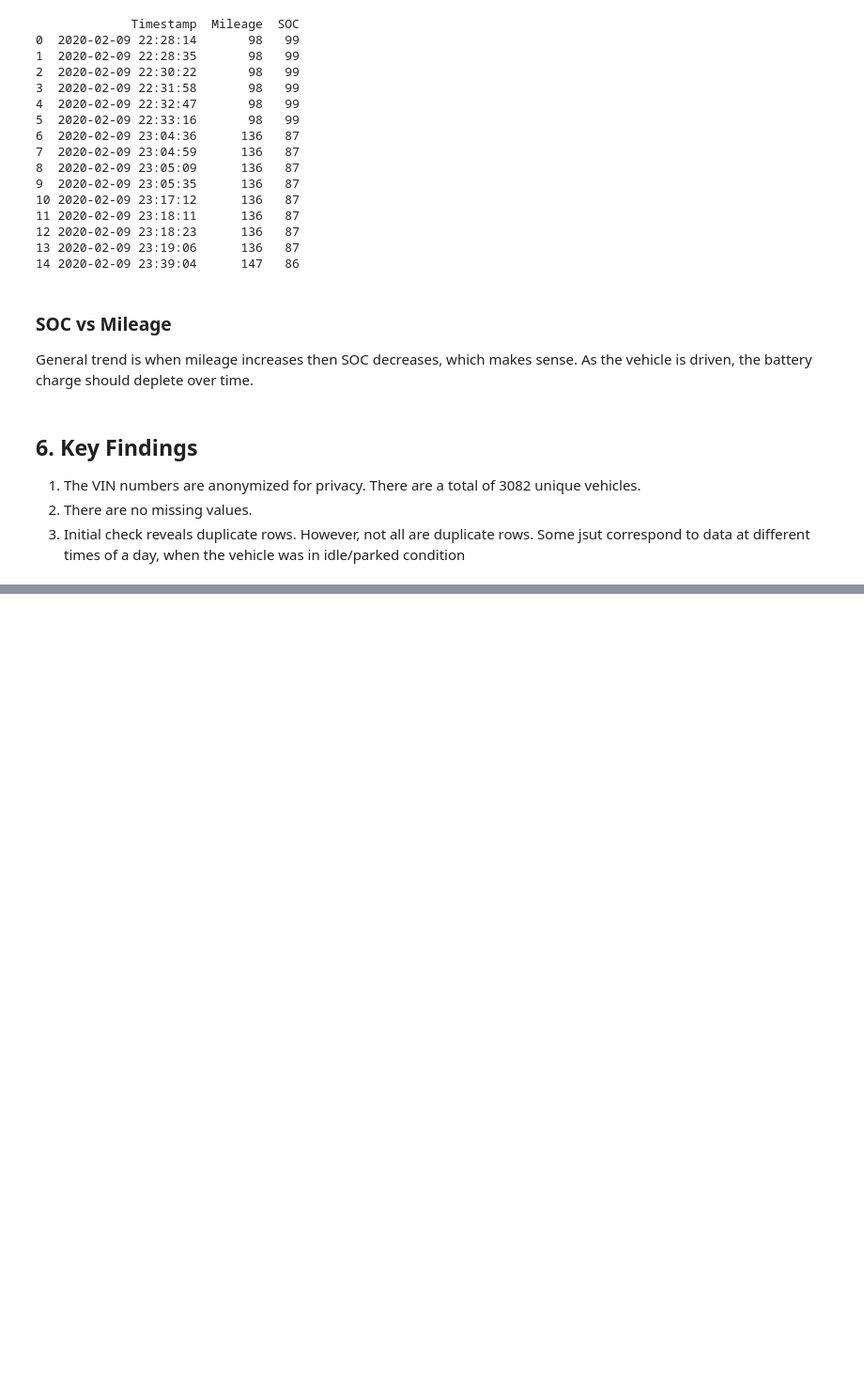
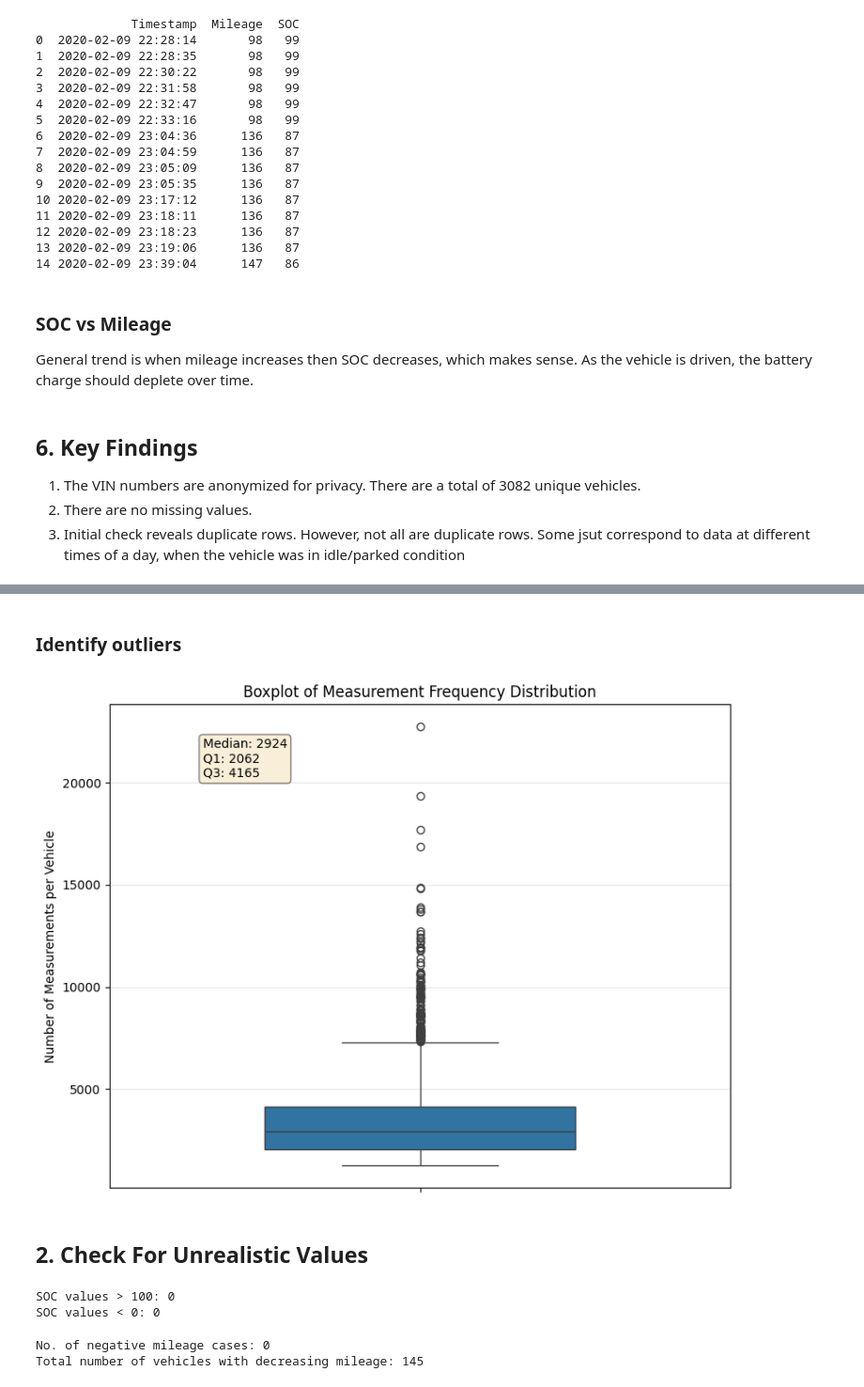
Before and after one commit to MayuriKawale/ev-battery-anomaly-detection, a Jupyter notebook: notebooks/01_exploratory_data_analysis.ipynb, the cells around one changed output, grey strips where cells are left out. Shown at 94% size. Saved outputs shown, nothing was run; the diff lists cells and outputs as text; code cells hidden in the pictures; blank space fills up the shorter version.

Commit message:
Comprehensive data quality assessment

```diff
--- a/notebooks/01_exploratory_data_analysis.ipynb
+++ b/notebooks/01_exploratory_data_analysis.ipynb
@@ -183,0 +224,52 @@ General trend is when mileage increases then SOC decreases, which makes sense. A
+# %% [markdown]
+### Identify outliers
+# %%
+plt.figure(figsize=(8, 6))
+
+ax = sns.boxplot(y=measurements_per_vehicle.values, width=0.5)
+plt.ylabel('Number of Measurements per Vehicle')
+plt.title('Boxplot of Measurement Frequency Distribution')
+plt.grid(True, alpha=0.3, axis='y')
+
+# Add statistics text
+median = measurements_per_vehicle.median()
+q1 = measurements_per_vehicle.quantile(0.25)
+q3 = measurements_per_vehicle.quantile(0.75)
+
+stats_text = f'Median: {median:.0f}\nQ1: {q1:.0f}\nQ3: {q3:.0f}'
+plt.text(0.15, 0.85, stats_text,                                                  # x, y coordinates and text
+         transform=ax.transAxes,                                                  # transform data coordinates to axes coordinates
+         bbox=dict(boxstyle='round', facecolor='wheat', alpha=0.5))               # bounding box around text
+
+plt.tight_layout()
+plt.show()
+# %% [output]
+[figure, added]
+# %% [markdown]
+## 2. Check For Unrealistic Values
+# %%
+# SOC values: Values should be between 0 and 100
+print(f"SOC values > 100: {(df['SOC']>100).sum()}")
+print(f"SOC values < 0: {(df['SOC']<0).sum()}")
+# %% [output]
+SOC values > 100: 0
+SOC values < 0: 0
+# %%
+# Mileage: Should be positive and successively increase with time
+
+print(f"No. of negative mileage cases: {(df['Mileage'] < 0).sum()}")
+
+# Check if mileage decreases with time for any vehicle. (This should never happen)
+decreasing_mileage_vin = []
+for vin in df['VIN'].unique():
+    vehicle_data = df[df['VIN']==vin].sort_values('Timestamp')
+    mileage = vehicle_data['Mileage'].values
+
+    if any(mileage[i+1] < mileage[i] for i in range(len(mileage)-2)):
+        decreasing_mileage_vin.append(vin)
+        #print(f"Mileage decreased for vehicle with VIN: {vin}")
+
+print(f"Total number of vehicles with decreasing mileage: {len(decreasing_mileage_vin)}")
+# %% [output]
+No. of negative mileage cases: 0
+Total number of vehicles with decreasing mileage: 145
```
Also changed, not shown: parts of 13 cells of this notebook.
